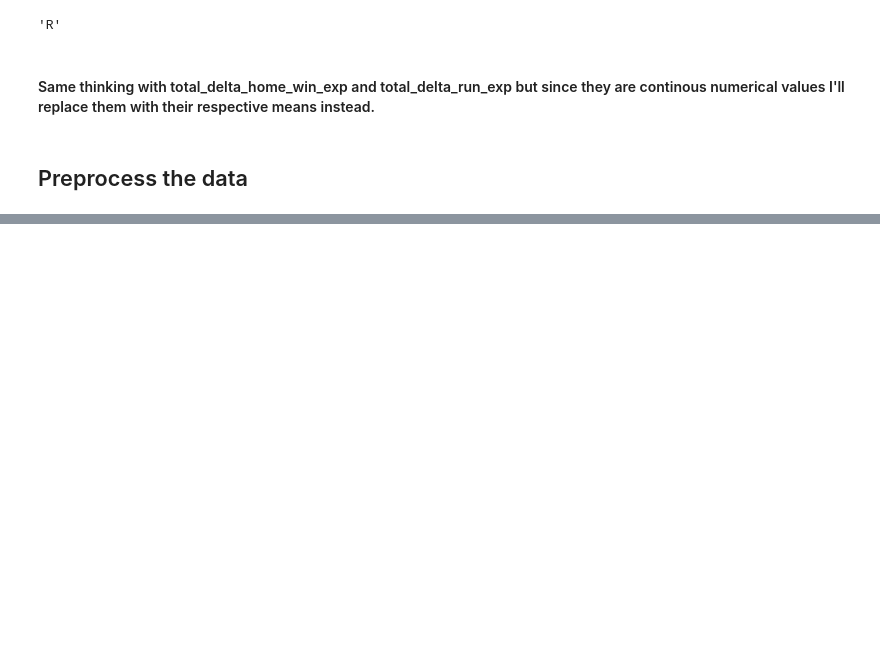
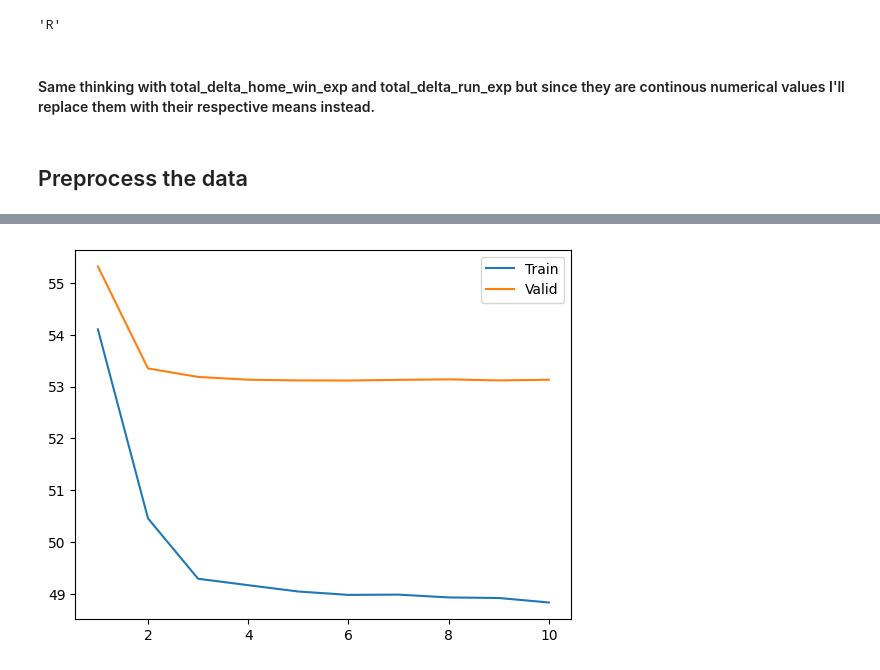
Before and after one commit to declanelias/deli_dudes, a Jupyter notebook: NN_stuff.ipynb, the cells around one changed output, grey strips where cells are left out. Saved outputs shown, nothing was run; the diff lists cells and outputs as text; code cells hidden in the pictures; blank space fills up the shorter version.

```diff
--- a/NN_stuff.ipynb
+++ b/NN_stuff.ipynb
@@ -273,6 +214,0 @@ plot_loss_curves(np.linspace(1, epochs, epochs).astype(int), train_loss, valid_l
-# %%
-optimizer = optim.Adam(model.parameters(), lr=0.001)
-criterion = nn.MSELoss()
-epochs = 20
-
-train_loss, valid_loss = train_model(epochs, model, optimizer, criterion)
@@ -303,0 +281,31 @@ plot_loss_curves(np.linspace(1, epochs, epochs).astype(int), train_loss, valid_l
+# %%
+from torch import optim
+
+def train_model(epochs, model, optimizer, criterion):
+    train_loss = []
+    valid_loss = []
+
+    for epoch in range(epochs):
+        model.train()
+        epoch_train_loss = 0.
+        for data, labels, _ in train_loader:
+            optimizer.zero_grad()
+            output = model.forward(data)
+            loss = criterion(output, labels)
+            loss.backward()
+            optimizer.step()
+            epoch_train_loss += loss.item()
+        train_loss.append(epoch_train_loss / len(train_loader))
+
+        model.eval()
+        epoch_valid_loss = 0.
+        for data, labels, _ in valid_loader:
+            output = model.forward(data)
+            loss = criterion(output, labels)
+            epoch_valid_loss += loss.item()
+        valid_loss.append(epoch_valid_loss / len(valid_loader))
+
+        print('Epoch', epoch, 'losses', train_loss[-1], valid_loss[-1])
+
+    plot_loss_curves(np.linspace(1, epochs, epochs).astype(int), train_loss, valid_loss)
+    return train_loss, valid_loss
@@ -303,0 +332,9 @@ plot_loss_curves(np.linspace(1, epochs, epochs).astype(int), train_loss, valid_l
+# %%
+# Model seems to maybe be overfitting - increase dropout
+model = LSTMModel(hidden_layer_size=32, num_layers=2, dropout=0.4)
+optimizer = optim.Adam(model.parameters(), lr=0.0001)
+criterion = nn.MSELoss()
+epochs = 10
+
+train_loss, valid_loss = train_model(epochs, model, optimizer, criterion)
+# %% [output]
@@ -303,0 +351 @@ plot_loss_curves(np.linspace(1, epochs, epochs).astype(int), train_loss, valid_l
+[figure, added]
```
Also changed, not shown: parts of 50 cells of this notebook, 5 other files.
